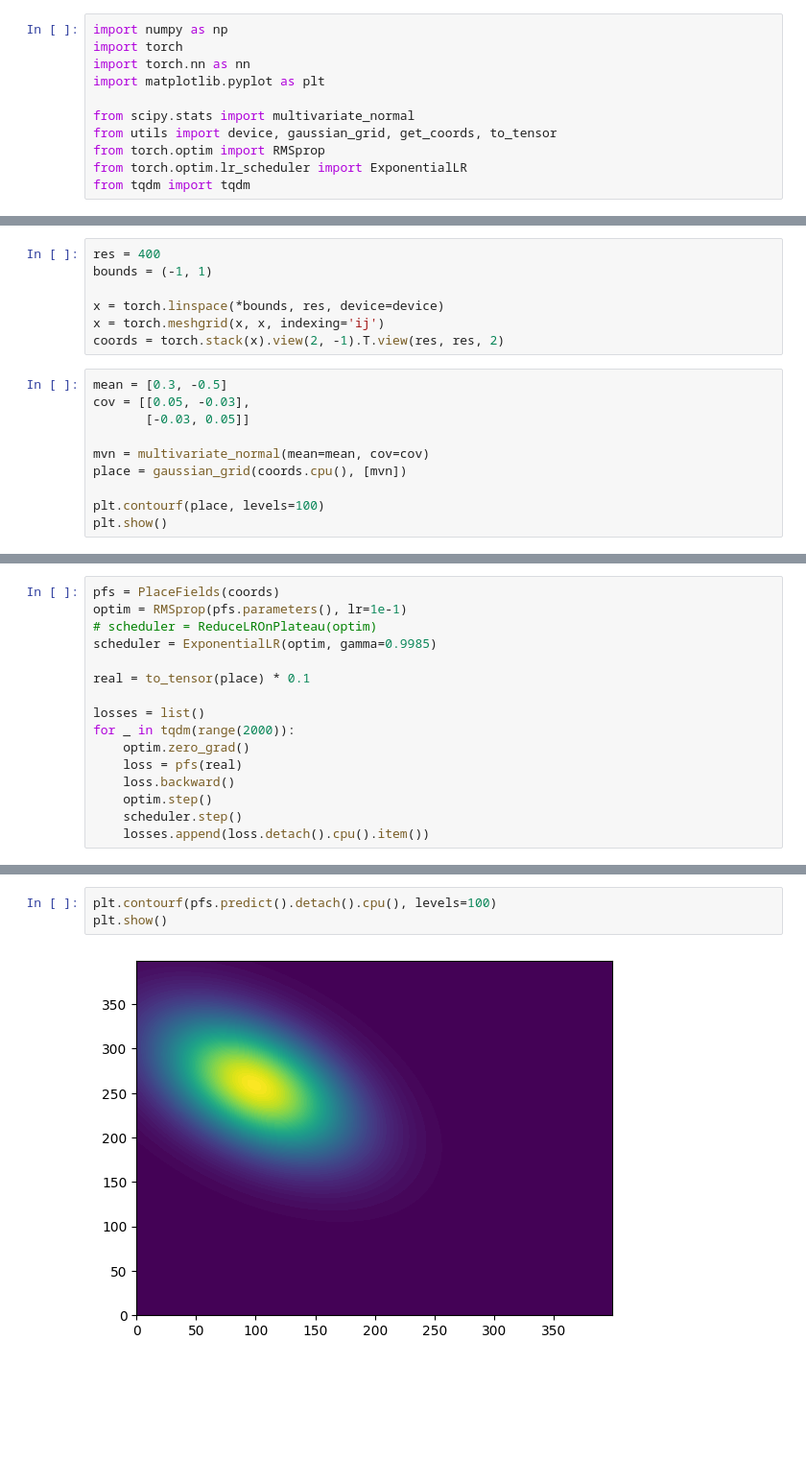
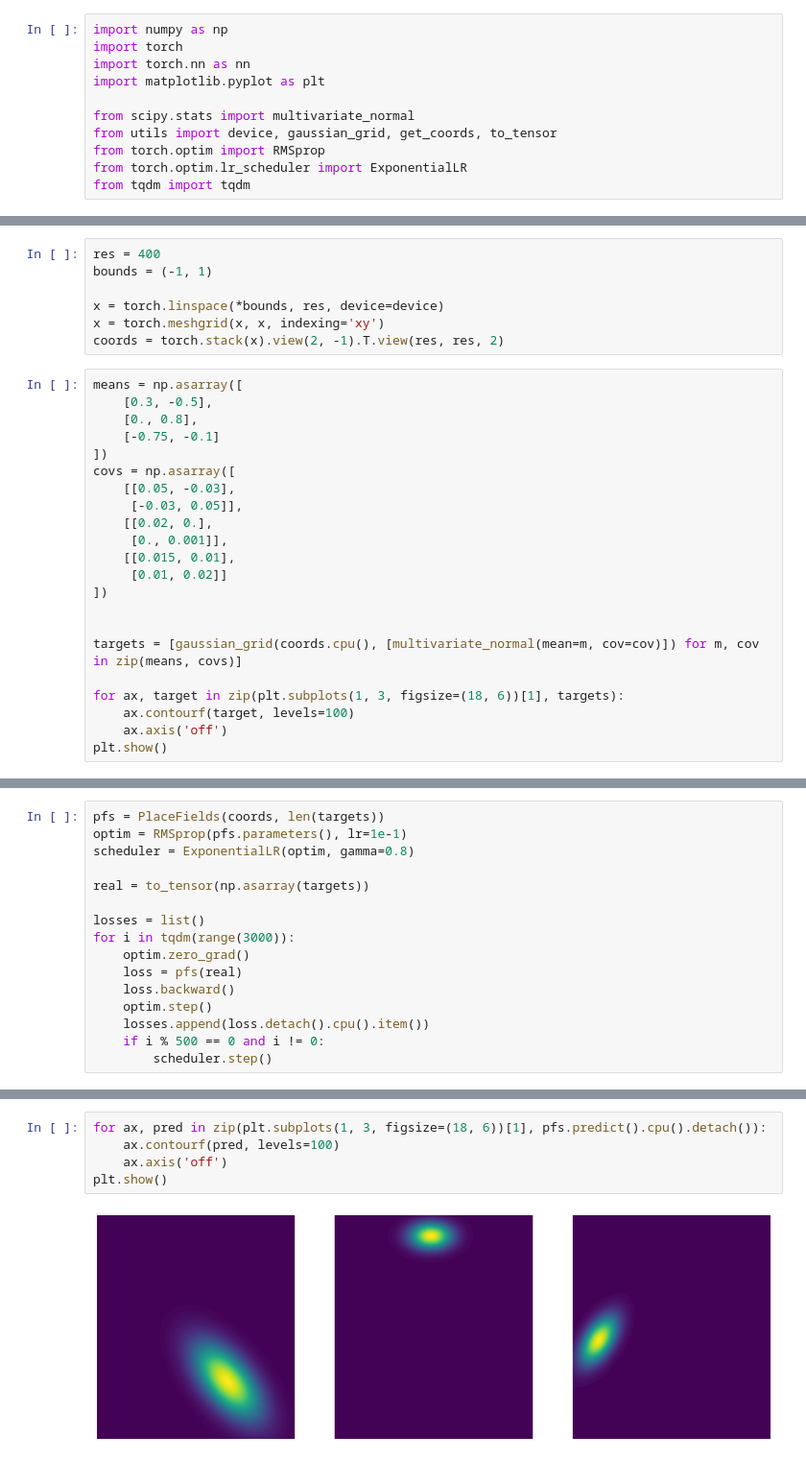
Before and after one commit to ChackMociute/Master-Thesis, a Jupyter notebook: place_fields.ipynb, the cells around one changed output, grey strips where cells are left out. Shown at 96% size. Cells and saved outputs as stored; diff of their text form; blank space fills up the shorter version.

```diff
--- a/place_fields.ipynb
+++ b/place_fields.ipynb
@@ -32,16 +54,28 @@ res = 400
 bounds = (-1, 1)
 
 x = torch.linspace(*bounds, res, device=device)
-x = torch.meshgrid(x, x, indexing='ij')
+x = torch.meshgrid(x, x, indexing='xy')
 coords = torch.stack(x).view(2, -1).T.view(res, res, 2)
 # %%
-mean = [0.3, -0.5]
-cov = [[0.05, -0.03],
-       [-0.03, 0.05]]
+means = np.asarray([
+    [0.3, -0.5],
+    [0., 0.8],
+    [-0.75, -0.1]
+])
+covs = np.asarray([
+    [[0.05, -0.03],
+     [-0.03, 0.05]],
+    [[0.02, 0.],
+     [0., 0.001]],
+    [[0.015, 0.01],
+     [0.01, 0.02]]
+])
 
-mvn = multivariate_normal(mean=mean, cov=cov)
-place = gaussian_grid(coords.cpu(), [mvn])
 
-plt.contourf(place, levels=100)
+targets = [gaussian_grid(coords.cpu(), [multivariate_normal(mean=m, cov=cov)]) for m, cov in zip(means, covs)]
+
+for ax, target in zip(plt.subplots(1, 3, figsize=(18, 6))[1], targets):
+    ax.contourf(target, levels=100)
+    ax.axis('off')
 plt.show()
 # %% [output]
@@ -49,17 +83,17 @@ plt.show()
 # %%
-pfs = PlaceFields(coords)
+pfs = PlaceFields(coords, len(targets))
 optim = RMSprop(pfs.parameters(), lr=1e-1)
-# scheduler = ReduceLROnPlateau(optim)
-scheduler = ExponentialLR(optim, gamma=0.9985)
+scheduler = ExponentialLR(optim, gamma=0.8)
 
-real = to_tensor(place) * 0.1
+real = to_tensor(np.asarray(targets))
 
 losses = list()
-for _ in tqdm(range(2000)):
+for i in tqdm(range(3000)):
     optim.zero_grad()
     loss = pfs(real)
     loss.backward()
     optim.step()
-    scheduler.step()
     losses.append(loss.detach().cpu().item())
+    if i % 500 == 0 and i != 0:
+        scheduler.step()
 # %%
@@ -85,5 +156,7 @@ tensor(0.3097, device='cuda:0', requires_grad=True)
 # %%
-plt.contourf(pfs.predict().detach().cpu(), levels=100)
+for ax, pred in zip(plt.subplots(1, 3, figsize=(18, 6))[1], pfs.predict().cpu().detach()):
+    ax.contourf(pred, levels=100)
+    ax.axis('off')
 plt.show()
 # %% [output]
-[figure, old version]
+[figure, new version]
```
Also changed, not shown: parts of 12 cells of this notebook.
